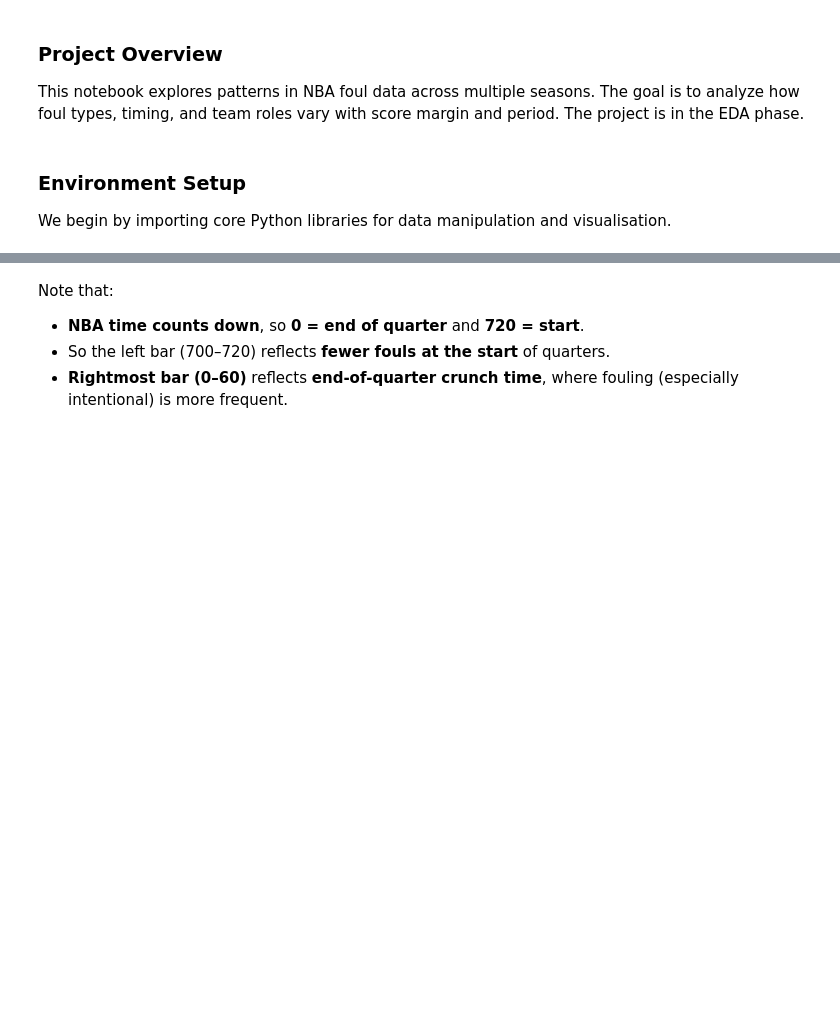
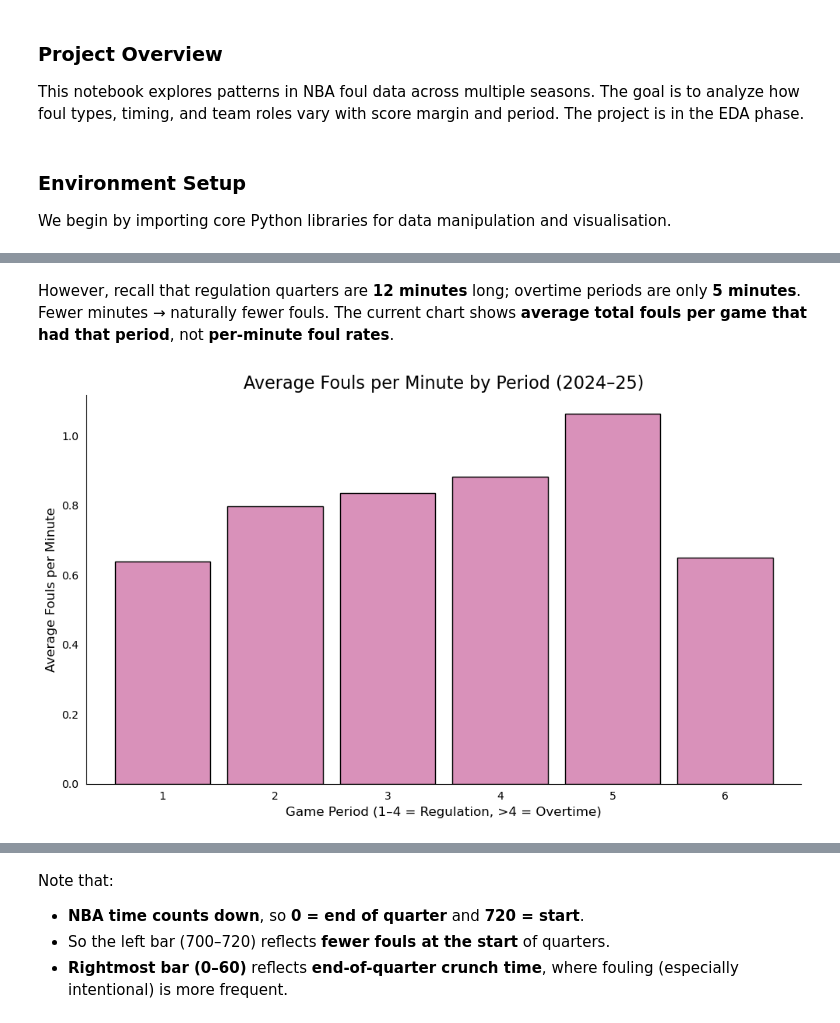
Before and after one commit to larisa-p-f/nba-foul-analysis, a Jupyter notebook: notebooks/EDA.ipynb, the cells around one changed output, grey strips where cells are left out. Saved outputs shown, nothing was run; the diff lists cells and outputs as text; code cells hidden in the pictures; blank space fills up the shorter version.

```diff
--- a/notebooks/EDA.ipynb
+++ b/notebooks/EDA.ipynb
@@ -163,0 +186,25 @@ plt.show()
+# %% [markdown]
+However, recall that regulation quarters are **12 minutes** long; overtime periods are only **5 minutes**.
+Fewer minutes → naturally fewer fouls. The current chart shows **average total fouls per game that had that period**, not **per-minute foul rates**.
+# %%
+period_lengths = {1: 12, 2: 12, 3: 12, 4: 12, 5: 5, 6: 5}
+
+fouls_min = normalised_fouls/no_games.index.map(period_lengths)
+
+fig, ax = plt.subplots(figsize=(10, 6))
+fouls_min.plot(kind='bar', ax=ax, color="#d991ba", edgecolor='black', width=0.85)
+
+ax.set_title("Average Fouls per Minute by Period (2024–25)", fontsize=16)
+ax.set_xlabel("Game Period (1–4 = Regulation, >4 = Overtime)", fontsize=12)
+ax.set_ylabel("Average Fouls per Minute", fontsize=12)
+ax.set_xticks(range(len(fouls_min)))
+ax.set_xticklabels(fouls_min.index.astype(str), rotation=0)
+ax.tick_params(axis='both', which='major', labelsize=10)
+
+sns.despine(ax=ax)
+ax.tick_params(left=False, bottom=False)
+
+plt.tight_layout()
+plt.show()
+# %% [output]
+[figure, added]
```
Also changed, not shown: parts of 24 cells of this notebook.
